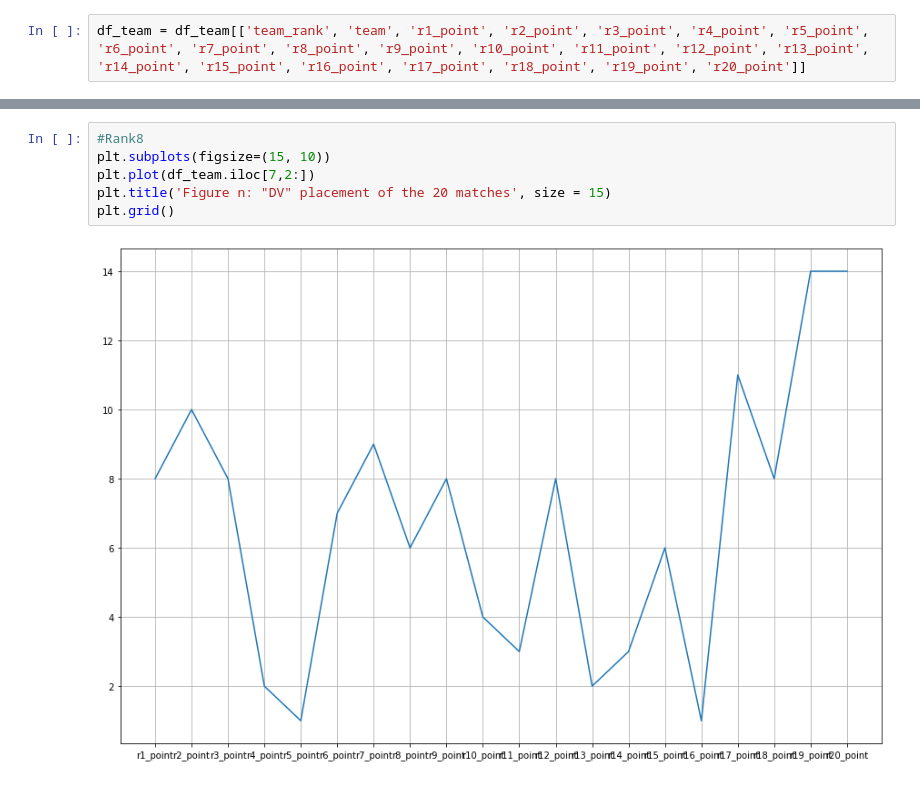
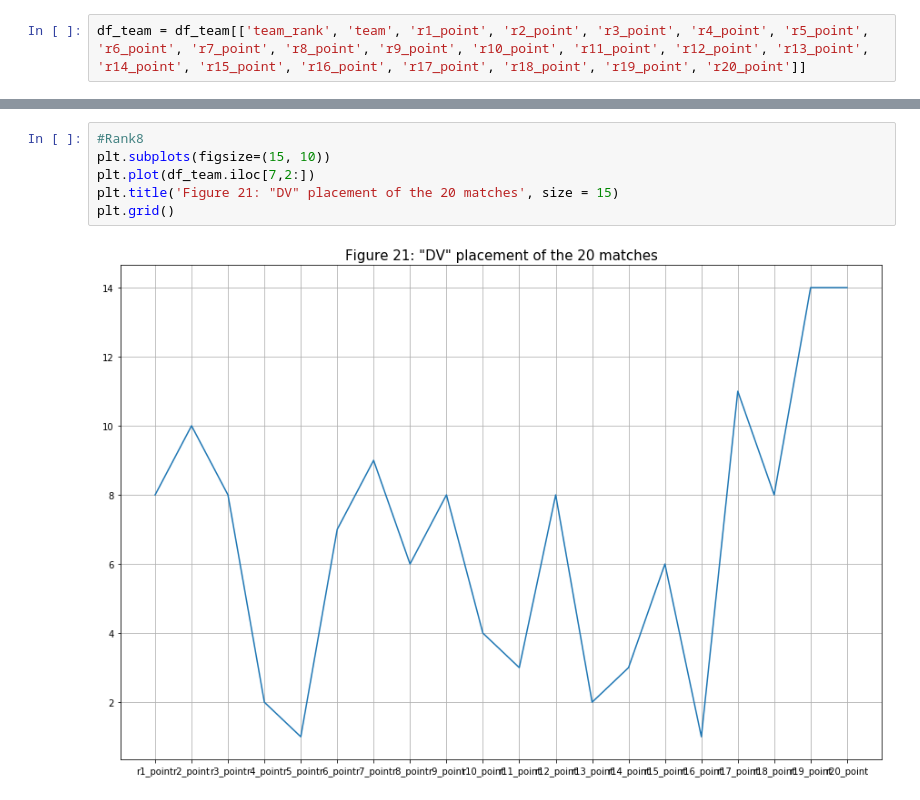
Before and after one commit to chilam27/PUBG_Player_Role_Analysis, a Jupyter notebook: P05_EDA.ipynb, the cells around one changed output, grey strips where cells are left out. Cells and saved outputs as stored; diff of their text form.

```diff
--- a/P05_EDA.ipynb
+++ b/P05_EDA.ipynb
@@ -229,11 +217,11 @@ plt.grid()
 # %%
 #Rank8
 plt.subplots(figsize=(15, 10))
 plt.plot(df_team.iloc[7,2:])
-plt.title('Figure n: "DV" placement of the 20 matches', size = 15)
+plt.title('Figure 21: "DV" placement of the 20 matches', size = 15)
 plt.grid()
 # %% [output]
-[figure, old version]
+[figure, new version]
 # %%
 #Rank16
 plt.subplots(figsize=(15, 10))
```
Also changed, not shown: parts of 18 cells of this notebook, 26 other files.
